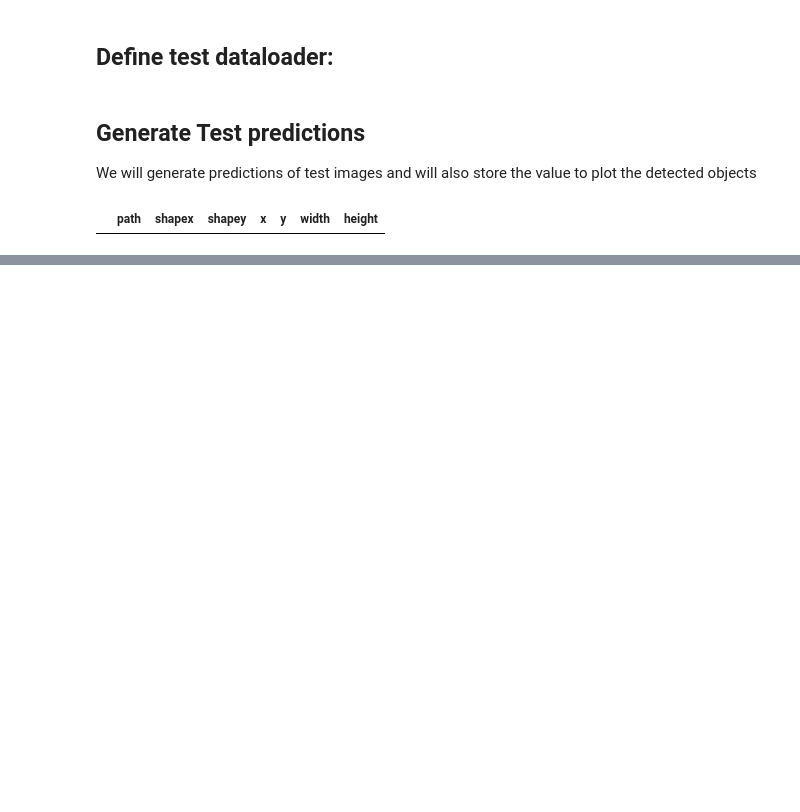
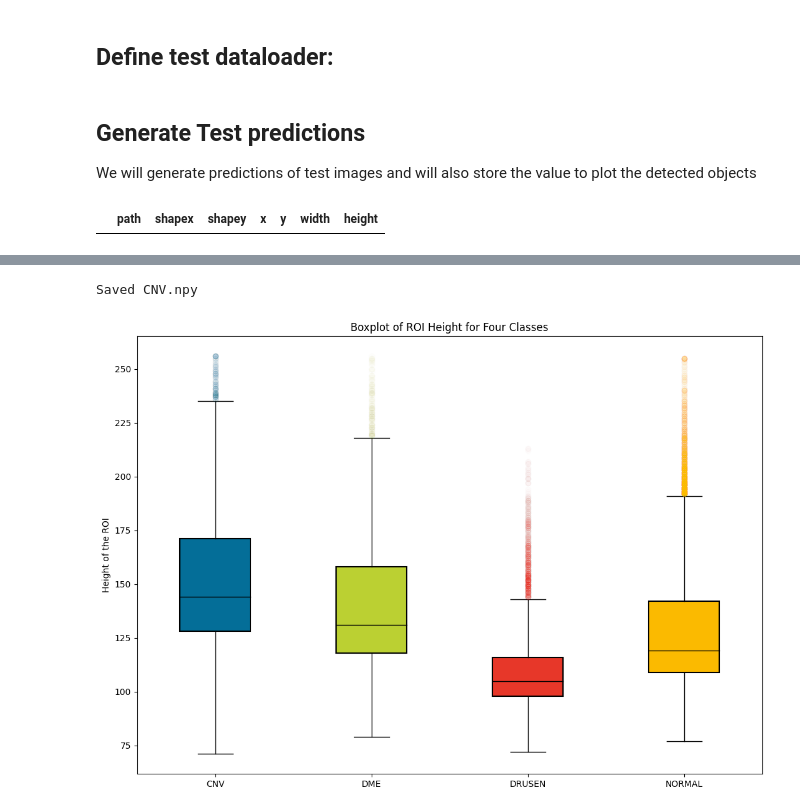
Before and after one commit to marceljhuber/FasterRCNN-PyTorch, a Jupyter notebook: Object detection using PyTorch.ipynb, the cells around one changed output, grey strips where cells are left out. Cells and saved outputs as stored; diff of their text form; code cells hidden in the pictures; blank space fills up the shorter version.

```diff
--- a/Object detection using PyTorch.ipynb
+++ b/Object detection using PyTorch.ipynb
@@ -77,3 +77,18 @@ early_stop = 2 #This is required for early stopping, the number of epochs we wil
+# %%
+def colorSqueeze(r, g, b):
+    return r / 255, g / 255, b / 255
+
+jkuBlue = colorSqueeze(4, 110, 152)
+jkuCyan = colorSqueeze(92,207,203)
+jkuYellow = colorSqueeze(251,186,0)
+jkuGrey = colorSqueeze(128,130,136)
+jkuDarkGrey = colorSqueeze(90,90,90)
+jkuLightGreen = colorSqueeze(187,208,50)
+jkuGreen = colorSqueeze(76,172,78)
+jkuPurple = colorSqueeze(156,71,123)
+jkuRed = colorSqueeze(231,55,41)
+
+colors=[jkuBlue, jkuLightGreen, jkuRed, jkuYellow]
 # %% [markdown]
 ## Create the training Dataframe:
 # %%
@@ -944,0 +1018,44 @@ for i in range(100, 125):
+# %%
+# Save the vector to a file
+np.save(f'{CLASS}.npy', result_df['difference'])
+print("Saved", f'{CLASS}.npy')
+# %% [output]
+Saved CNV.npy
+# %%
+data_2 = np.load(f'DME.npy', allow_pickle=True)
+data_3 = np.load(f'DRUSEN.npy', allow_pickle=True)
+data_4 = np.load(f'NORMAL.npy', allow_pickle=True)
+data = [data_1, data_2, data_3, data_4]
+
+fig = plt.figure(figsize=(10, 7))
+ax = fig.add_axes([0, 0, 1, 1])
+
+# Creating plot with patch_artist=True for individual color customization
+bp = ax.boxplot(data, patch_artist=True)
+
+for fliers, color in zip(bp['fliers'], colors):
+    # fliers.set(marker='o', color=color)
+    fliers.set_markerfacecolor(color)
+    fliers.set_markeredgecolor(color)
+    fliers.set_alpha(0.01)
+
+# Customize medians color
+for median in bp['medians']:
+    median.set_color('black')
+
+# Customize boxplot colors (optional)
+for box, color in zip(bp['boxes'], colors):
+    box.set(color='black', linewidth=1.5)
+    box.set(facecolor=color)
+
+# Customizing other plot elements (optional)
+ax.set_xticklabels(['CNV', 'DME', 'DRUSEN', 'NORMAL'])
+# ax.set_xlabel('Classes')
+ax.set_ylabel('Height of the ROI')
+ax.set_title('Boxplot of ROI Height for Four Classes')
+
+# Show the plot
+# plt.figure(dpi=300);  # Set DPI to 300
+plt.show()
+# %% [output]
+[figure, added]
```
Also changed, not shown: parts of 13 cells of this notebook.
